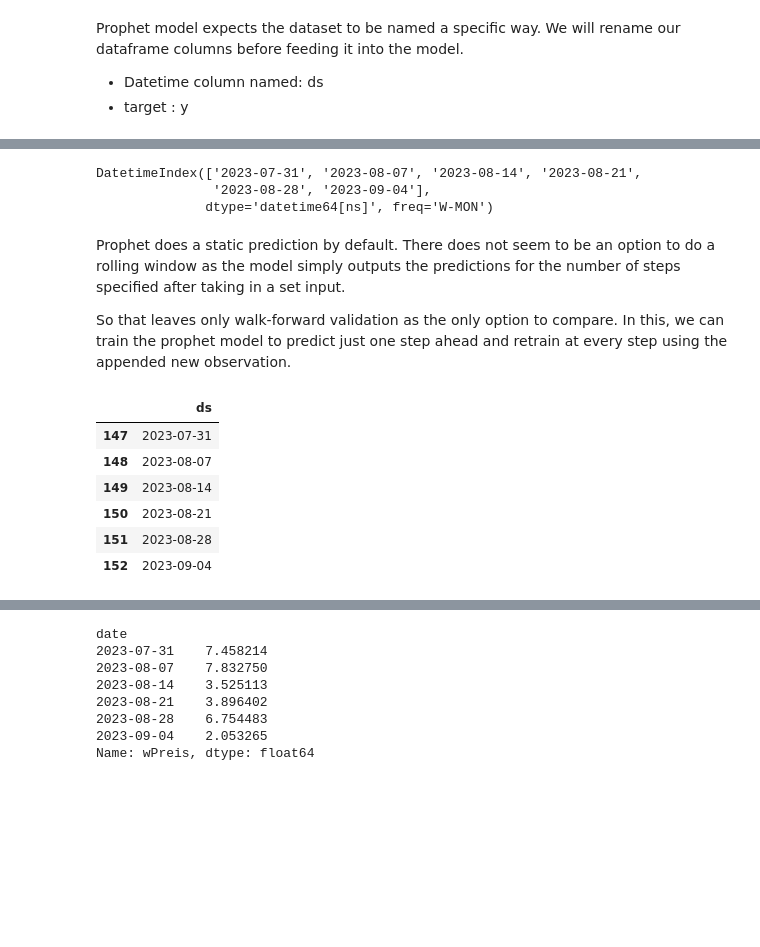
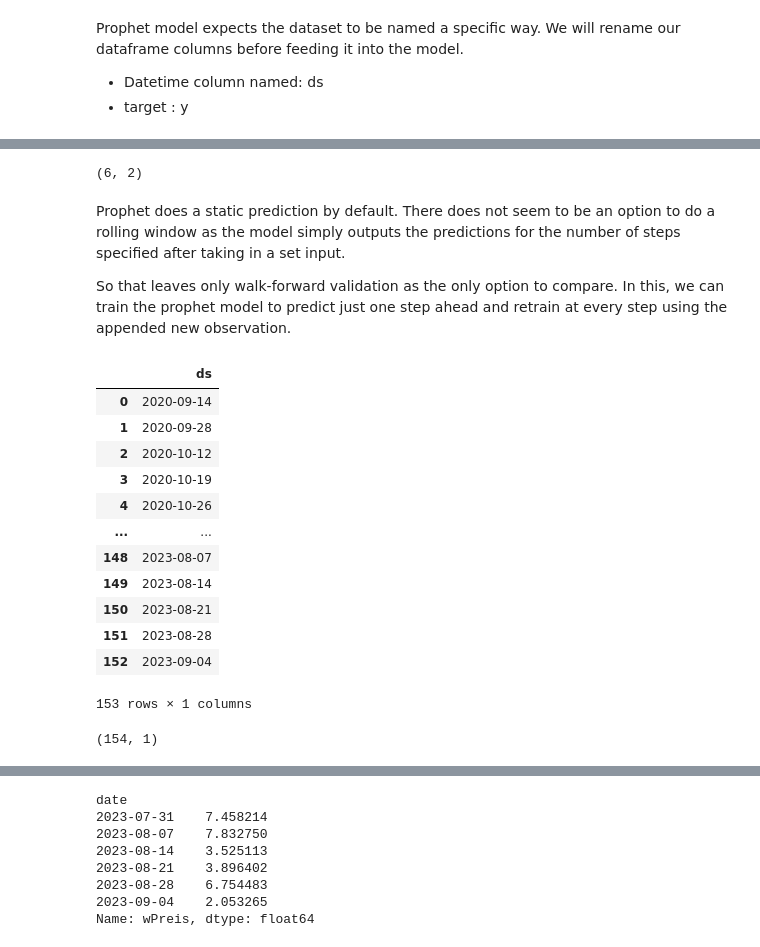
Before and after one commit to surajkarak/thesis, a Jupyter notebook: Prophet.ipynb, the cells around one changed output, grey strips where cells are left out. Drawn from its saved outputs; the diff is of its cells as text; code cells hidden in the pictures; blank space fills up the shorter version.

```diff
--- a/Prophet.ipynb
+++ b/Prophet.ipynb
@@ -117,9 +107,7 @@ future_dates = pd.date_range(start=start_date, end=end_date,  freq='W-MON')
-# %%
-future_dates
-# %% [output]
-DatetimeIndex(['2023-07-31', '2023-08-07', '2023-08-14', '2023-08-21',
-               '2023-08-28', '2023-09-04'],
-              dtype='datetime64[ns]', freq='W-MON')
+# %%
+pjme_test_prophet.shape
+# %% [output]
+(6, 2)
 # %% [markdown]
 Prophet does a static prediction by default.
 There does not seem to be an option to do a rolling window as the model simply outputs the predictions for the number of steps specified after taking in a set input.
@@ -129,15 +117,25 @@ In this, we can train the prophet model to predict just one step ahead and retra
 # %%
 future = model.make_future_dataframe(periods=6, freq='W-MON')
 # %%
-future.iloc[-6:]
+future
 # %% [output]
 |  | ds |
-| 147 | 2023-07-31 |
+| 0 | 2020-09-14 |
+| 1 | 2020-09-28 |
+| 2 | 2020-10-12 |
+| 3 | 2020-10-19 |
+| 4 | 2020-10-26 |
+| ... | ... |
 | 148 | 2023-08-07 |
 | 149 | 2023-08-14 |
 | 150 | 2023-08-21 |
 | 151 | 2023-08-28 |
 | 152 | 2023-09-04 |
+153 rows × 1 columns
+# %%
+future.shape
+# %% [output]
+(154, 1)
 # %%
 pjme_test_fcst_future = model.predict(future)
 pjme_test_fcst_future
```
Also changed, not shown: parts of 15 cells of this notebook, 4 other files.
